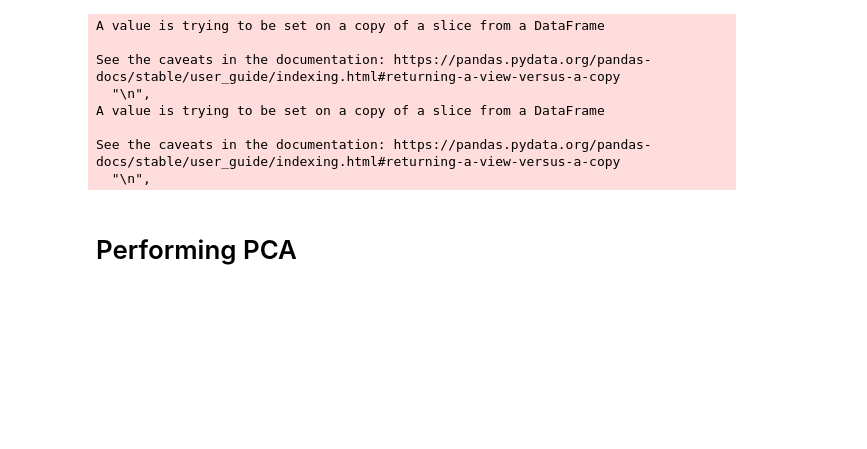
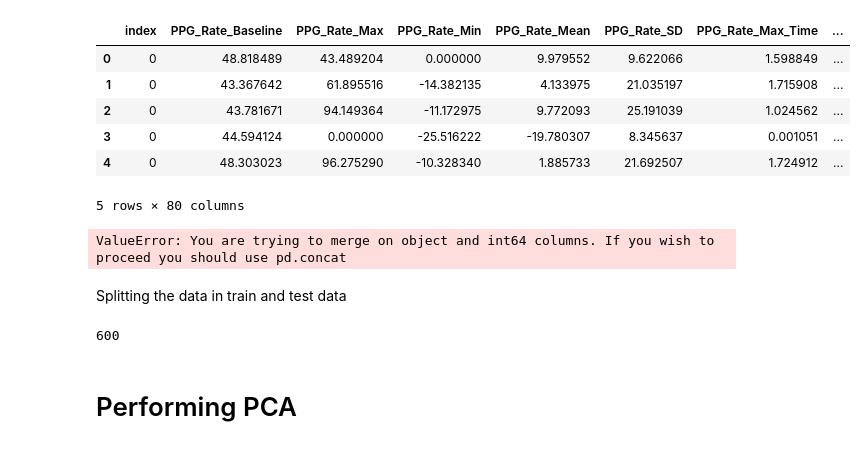
Before and after one commit to aacudad/EPO4-C2, a Jupyter notebook: main.ipynb, the cells around one changed output. Saved outputs shown, nothing was run; the diff lists cells and outputs as text; code cells hidden in the pictures; blank space fills up the shorter version.

```diff
--- a/main.ipynb
+++ b/main.ipynb
@@ -175,18 +167,3 @@ bvp_filt = bvp_prep(bvpfeatures) # remove nan and inf in BVP features
 edafeatures.to_csv("EDA_features.csv")
 ecgfeatures.to_csv("ECG_features.csv")
 bvp_filt.to_csv("BVP_features.csv")
-
-features1 = pd.merge(ecgfeatures, edafeatures, left_index=True, right_index=True)
-features1.reset_index(drop=True, inplace=True)
-
-features = pd.merge(features1, bvp_filt, left_index=True, right_index=True)
-features.to_csv("features_"+str(samples)+"_samp.csv") # csv for smaller samples
-# %% [output]
-A value is trying to be set on a copy of a slice from a DataFrame
-
-See the caveats in the documentation: https://pandas.pydata.org/pandas-docs/stable/user_guide/indexing.html#returning-a-view-versus-a-copy
-  "\n",
-A value is trying to be set on a copy of a slice from a DataFrame
-
-See the caveats in the documentation: https://pandas.pydata.org/pandas-docs/stable/user_guide/indexing.html#returning-a-view-versus-a-copy
-  "\n",
@@ -199,6 +176,44 @@ from sklearn import svm
+# %%
+feat = ecgfeatures
+bvp_filt.head()
+# %% [output]
+|  | index | PPG_Rate_Baseline | PPG_Rate_Max | PPG_Rate_Min | PPG_Rate_Mean | PPG_Rate_SD | PPG_Rate_Max_Time | ... |
+| 0 | 0 | 48.818489 | 43.489204 | 0.000000 | 9.979552 | 9.622066 | 1.598849 | ... |
+| 1 | 0 | 43.367642 | 61.895516 | -14.382135 | 4.133975 | 21.035197 | 1.715908 | ... |
+| 2 | 0 | 43.781671 | 94.149364 | -11.172975 | 9.772093 | 25.191039 | 1.024562 | ... |
+| 3 | 0 | 44.594124 | 0.000000 | -25.516222 | -19.780307 | 8.345637 | 0.001051 | ... |
+| 4 | 0 | 48.303023 | 96.275290 | -10.328340 | 1.885733 | 21.692507 | 1.724912 | ... |
+5 rows × 80 columns
+# %%
+feat['copy_index'] = feat.index
+feat.merge(bvp_filt, how='left')
+# feat.reset_index().merge(bvp_filt, how="left").set_index('index')
+
+feat.head()
+# pd.merge_asof(ecgfeatures, features1)
+# feat.head()
+# features1 = pd.merge(ecgfeatures, edafeatures, left_index=True, right_index=True)
+# features1.reset_index(drop=True, inplace=True)
+# ecgfeatures.head()
+# features = pd.merge(ecgfeatures, bvp_filt, left_index=True, right_index=True)
+# features.head()
+# features.to_csv("features_"+str(samples)+"_samp.csv") # csv for smaller samples
+# %% [output]
+ValueError: You are trying to merge on object and int64 columns. If you wish to proceed you should use pd.concat
 # %%
 total_features = features
 y_feat = y
+# %% [markdown]
+Splitting the data in train and test data
+# %%
+X_train, X_test, y_train, y_test = train_test_split(features, y, test_size=0.2, random_state=5)
+
+# Scaling the data
+scaler = StandardScaler().fit(X_train)
+X_train = scaler.transform(X_train)
+X_test = scaler.transform(X_test)
+# %% [output]
+600
 # %% [markdown]
 # Performing PCA
 # %%
```
Also changed, not shown: parts of 9 cells of this notebook, 6 other files.
